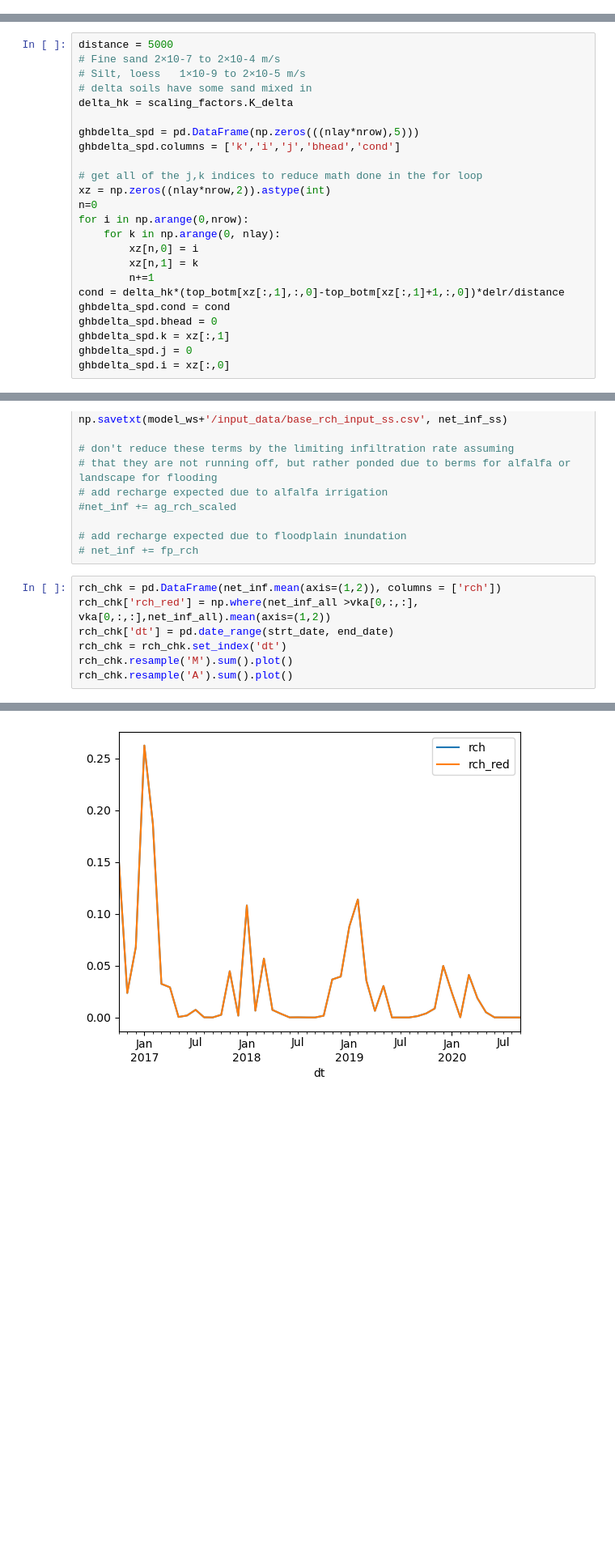
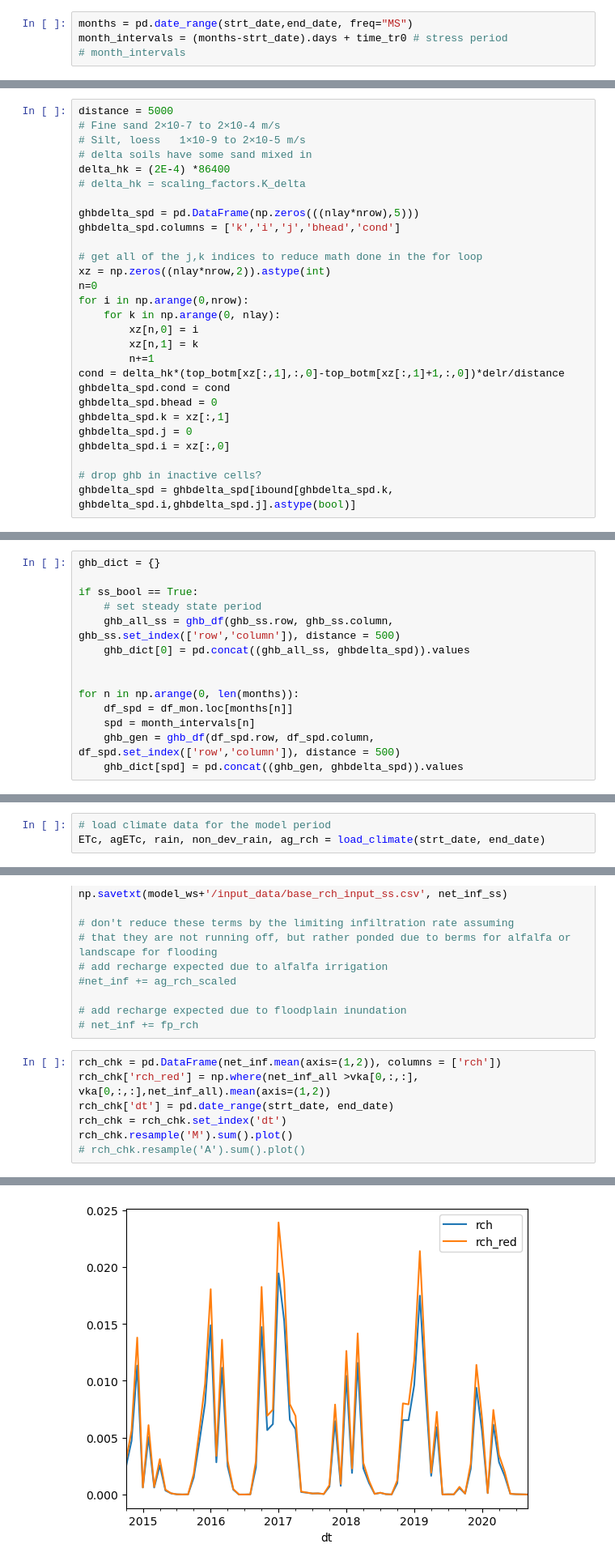
Before and after one commit to andrewcalderwood/CosumnesRiverRecharge, a Jupyter notebook: modflow_development/Regional/Historical simple geology.ipynb, the cells around one changed output, grey strips where cells are left out. Shown at 81% size. Saved outputs shown, nothing was run; the diff lists cells and outputs as text; blank space fills up the shorter version.

Commit message:
Improve regional model code based on local updates

```diff
--- a/modflow_development/Regional/Historical simple geology.ipynb
+++ b/modflow_development/Regional/Historical simple geology.ipynb
@@ -1598,3 +1546,7 @@ GHB time: 0.010 sec
+# %%
+months = pd.date_range(strt_date,end_date, freq="MS")
+month_intervals = (months-strt_date).days + time_tr0 # stress period
+# month_intervals
 # %%
 # only need to recalculate conductance in ucode
 def recalc_cond(i,j,k,hk):
@@ -1612,7 +1564,8 @@ distance = 5000
 # Fine sand	2×10-7 to 2×10-4 m/s
 # Silt, loess	1×10-9 to 2×10-5 m/s
 # delta soils have some sand mixed in
-delta_hk = scaling_factors.K_delta
+delta_hk = (2E-4) *86400
+# delta_hk = scaling_factors.K_delta
 
 ghbdelta_spd = pd.DataFrame(np.zeros(((nlay*nrow),5)))
 ghbdelta_spd.columns = ['k','i','j','bhead','cond']
@@ -1631,5 +1584,8 @@ ghbdelta_spd.bhead = 0
 ghbdelta_spd.k = xz[:,1]
 ghbdelta_spd.j = 0
 ghbdelta_spd.i = xz[:,0]
+
+# drop ghb in inactive cells?
+ghbdelta_spd = ghbdelta_spd[ibound[ghbdelta_spd.k, ghbdelta_spd.i,ghbdelta_spd.j].astype(bool)]
 # %%
 # write to csv for use in UCODE file edits
@@ -1646,3 +1594,17 @@ ghb_spd = np.vstack((ghbdn_spd, ghbse_spd.values, ghbnw_spd.values))
+# %%
+ghb_dict = {}
+
+if ss_bool == True:
+    # set steady state period
+    ghb_all_ss = ghb_df(ghb_ss.row, ghb_ss.column, ghb_ss.set_index(['row','column']), distance = 500)
+    ghb_dict[0] = pd.concat((ghb_all_ss, ghbdelta_spd)).values
+
+
+for n in np.arange(0, len(months)):
+    df_spd = df_mon.loc[months[n]]
+    spd = month_intervals[n]
+    ghb_gen = ghb_df(df_spd.row, df_spd.column, df_spd.set_index(['row','column']), distance = 500)
+    ghb_dict[spd] = pd.concat((ghb_gen, ghbdelta_spd)).values
 # %%
 
 # GHB for east and west model boundaries
@@ -1843,0 +1826,3 @@ for y in np.arange(strt_date.year, end_date.year+1):
+# %%
+# load climate data for the model period
+ETc, agETc, rain, non_dev_rain, ag_rch = load_climate(strt_date, end_date)
@@ -1941,5 +1932,5 @@ rch_chk['rch_red'] = np.where(net_inf_all >vka[0,:,:], vka[0,:,:],net_inf_all).m
 rch_chk['dt'] = pd.date_range(strt_date, end_date)
 rch_chk = rch_chk.set_index('dt')
 rch_chk.resample('M').sum().plot()
-rch_chk.resample('A').sum().plot()
+# rch_chk.resample('A').sum().plot()
 # %% [output]
@@ -1947 +1938 @@ rch_chk.resample('A').sum().plot()
-[figure, old version]
+[figure, new version]
```
Also changed, not shown: parts of 66 cells of this notebook, 1 other file.
